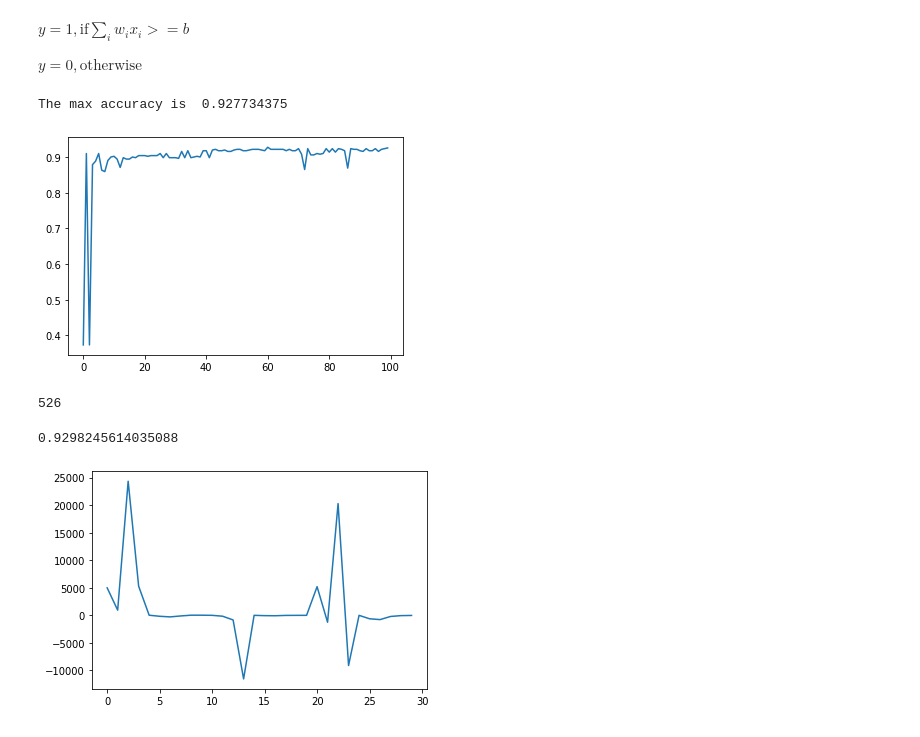
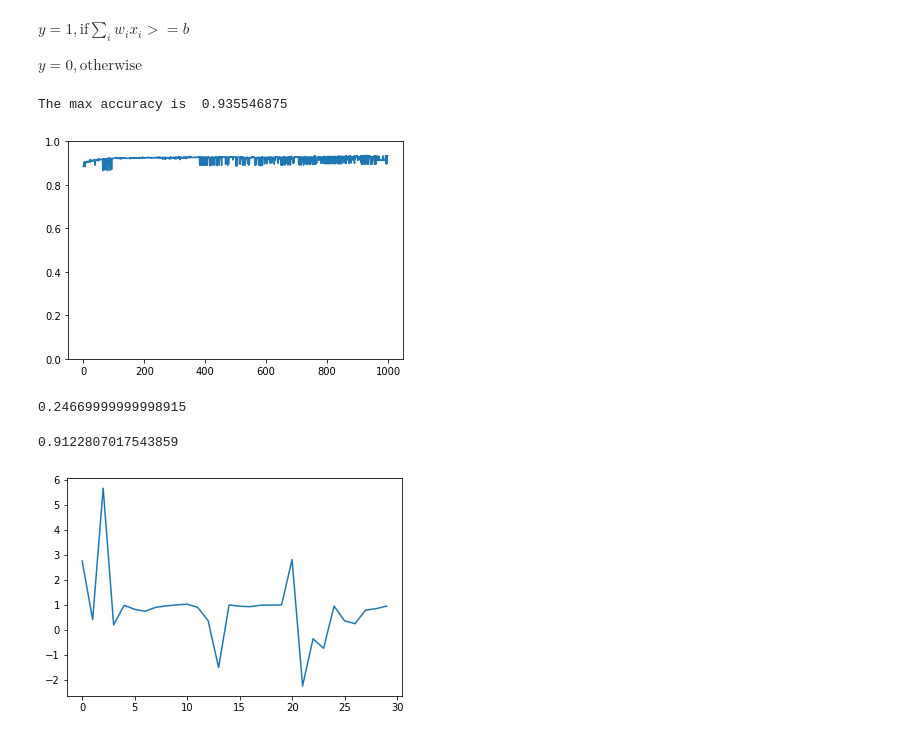
Before and after one commit to MSR806/DL, a Jupyter notebook: DL_MP_Neuron&Perceptron.ipynb, the cells around one changed output. Cells and saved outputs as stored; diff of their text form; code cells hidden in the pictures.

```diff
--- a/DL_MP_Neuron&Perceptron.ipynb
+++ b/DL_MP_Neuron&Perceptron.ipynb
@@ -381,7 +381,7 @@ class perceptron:
       Y.append(result)
     return np.array(Y)
 
-  def fit(self, X, Y, epochs=1):
+  def fit(self, X, Y, epochs=1, lr =1):
     self.w = np.ones(X.shape[1])
     self.b = 0
     accuracy = {}
@@ -390,11 +390,11 @@ class perceptron:
       for x,y in zip(X,Y):
         y_pred = self.model(x)
         if y == 1 and y_pred == 0:
-          self.w += x
-          self.b += 1
+          self.w += lr * x
+          self.b += lr * 1
         elif y == 0 and y_pred == 1:
-          self.w -= x
-          self.b -= 1
+          self.w -= lr * x
+          self.b -= lr * 1
       accuracy[i] = accuracy_score(self.predict(X), Y)
       if accuracy[i] > max_accuracy:
         max_accuracy = accuracy[i]
@@ -406,25 +406,26 @@ class perceptron:
 
     print("The max accuracy is ",max_accuracy)
     plt.plot(*zip(*sorted(accuracy.items())))
+    plt.ylim([0,1])
     plt.show()
 # %%
 perceptron = perceptron()
 # %%
-perceptron.fit(X_train, Y_train,100)
+perceptron.fit(X_train, Y_train,1000,0.0001)
 # %% [output]
-The max accuracy is  0.927734375
+The max accuracy is  0.935546875
-[figure, old version]
+[figure, new version]
 # %%
 print(perceptron.b)
 # %% [output]
-526
+0.24669999999998915
 # %%
 accuracy_perceptron_test = accuracy_score(perceptron.predict(X_test), Y_test)
 print(accuracy_perceptron_test)
 # %% [output]
-0.9298245614035088
+0.9122807017543859
 # %%
 plt.plot(perceptron.w)
 plt.show()
 # %% [output]
-[figure, old version]
+[figure, new version]
```
